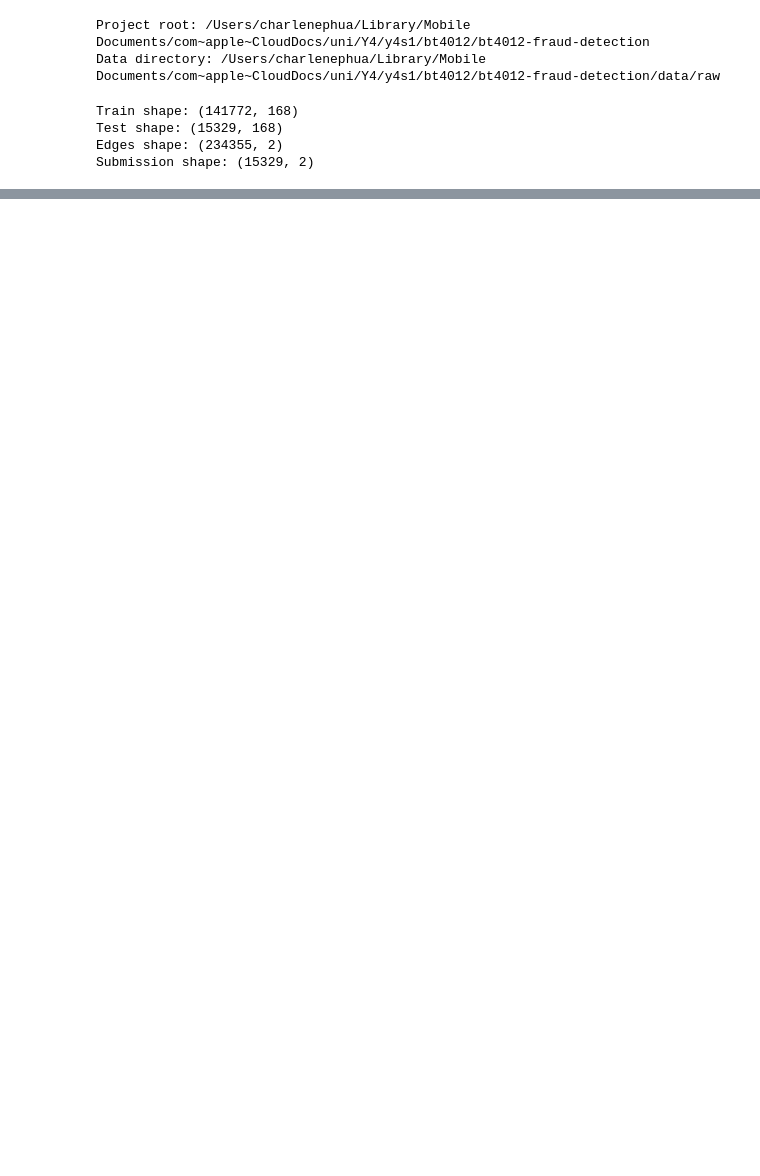
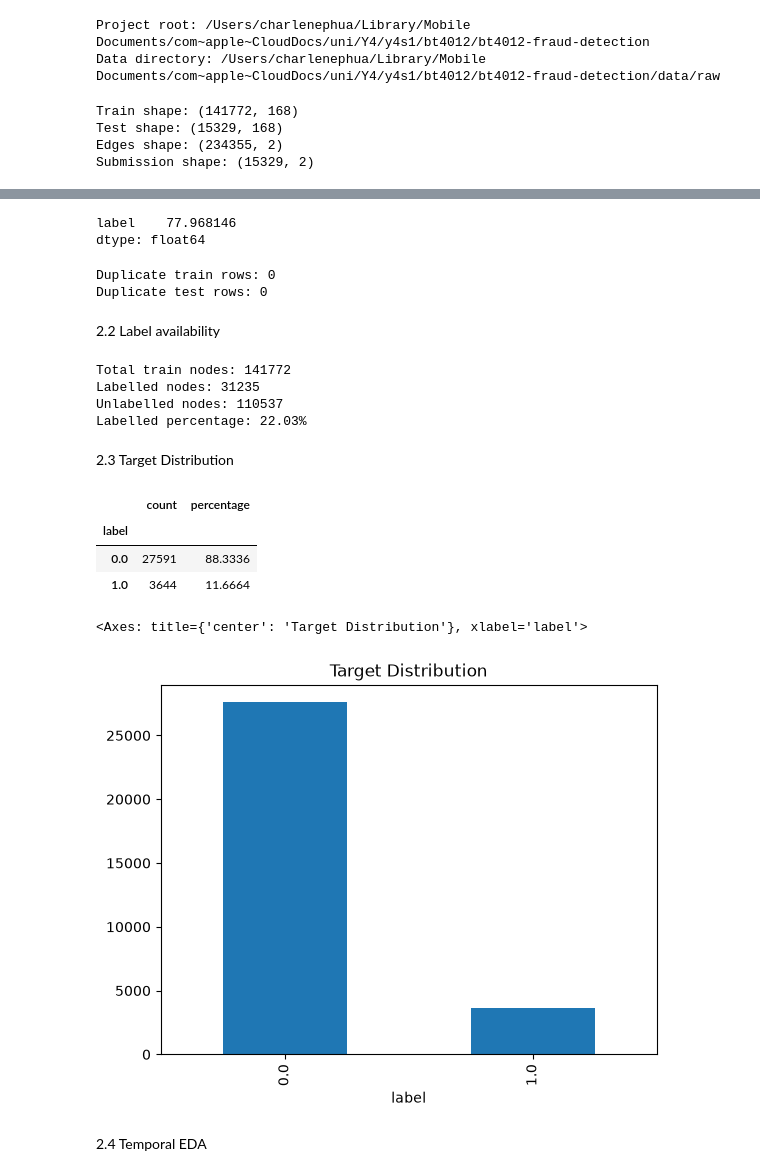
Before and after one commit to charlllene/bt4012-fraud-detection, a Jupyter notebook: notebooks/01_eda.ipynb, the cells around one changed output, grey strips where cells are left out. Cells and saved outputs as stored; diff of their text form; code cells hidden in the pictures; blank space fills up the shorter version.

```diff
--- a/notebooks/01_eda.ipynb
+++ b/notebooks/01_eda.ipynb
@@ -67,0 +47,5 @@ display(sample_submission.head())
+# %%
+#Column definitions
+ID_COL = "txId"
+TIME_COL = "time_step"
+TARGET = "label"
@@ -67,0 +115,51 @@ display(sample_submission.head())
+# %%
+#Missing Values
+
+missing = (
+    train.isna().mean().mul(100).sort_values(ascending=False)
+)
+display(missing[missing > 0])
+# %% [output]
+label    77.968146
+dtype: float64
+# %%
+#Duplicate Rows
+
+print("Duplicate train rows:", train.duplicated().sum())
+print("Duplicate test rows:", test.duplicated().sum())
+# %% [output]
+Duplicate train rows: 0
+Duplicate test rows: 0
+# %% [markdown]
+2.2 Label availability
+# %%
+#Labelled/unlabelled data subsets
+labelled = train[train[TARGET].notna()].copy()
+unlabelled = train[train[TARGET].isna()].copy()
+
+print("Total train nodes:", len(train))
+print("Labelled nodes:", len(labelled))
+print("Unlabelled nodes:", len(unlabelled))
+print(f"Labelled percentage: {len(labelled)/len(train):.2%}")
+# %% [output]
+Total train nodes: 141772
+Labelled nodes: 31235
+Unlabelled nodes: 110537
+Labelled percentage: 22.03%
+# %% [markdown]
+2.3 Target Distribution
+# %%
+#Target Distribution
+target_counts = train[TARGET].value_counts()
+target_pct = train[TARGET].value_counts(normalize=True) * 100
+display(pd.DataFrame({"count": target_counts, "percentage": target_pct}))
+target_counts.plot(kind="bar", title="Target Distribution")
+# %% [output]
+|  | count | percentage |
+| label |  |  |
+| 0.0 | 27591 | 88.3336 |
+| 1.0 | 3644 | 11.6664 |
+<Axes: title={'center': 'Target Distribution'}, xlabel='label'>
+[figure, added]
+# %% [markdown]
+2.4 Temporal EDA
```
Also changed, not shown: parts of 34 cells of this notebook, 10 other files.
